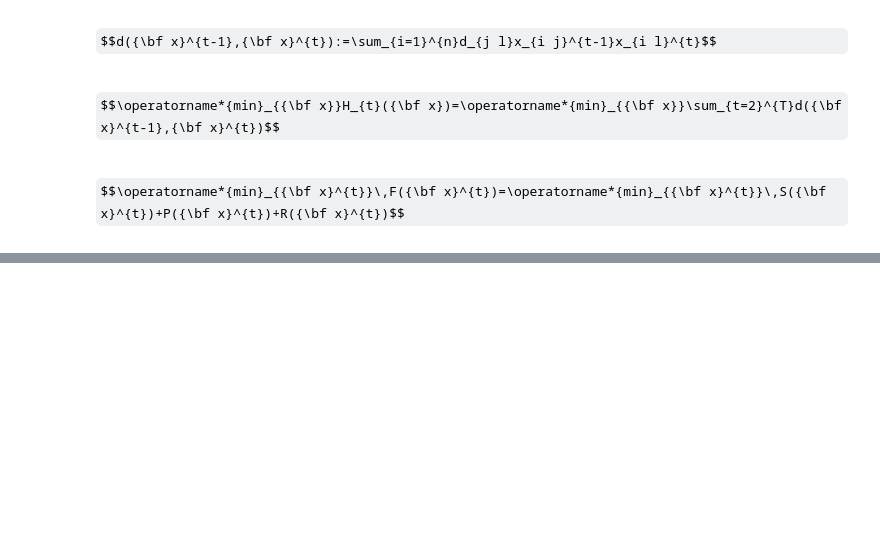
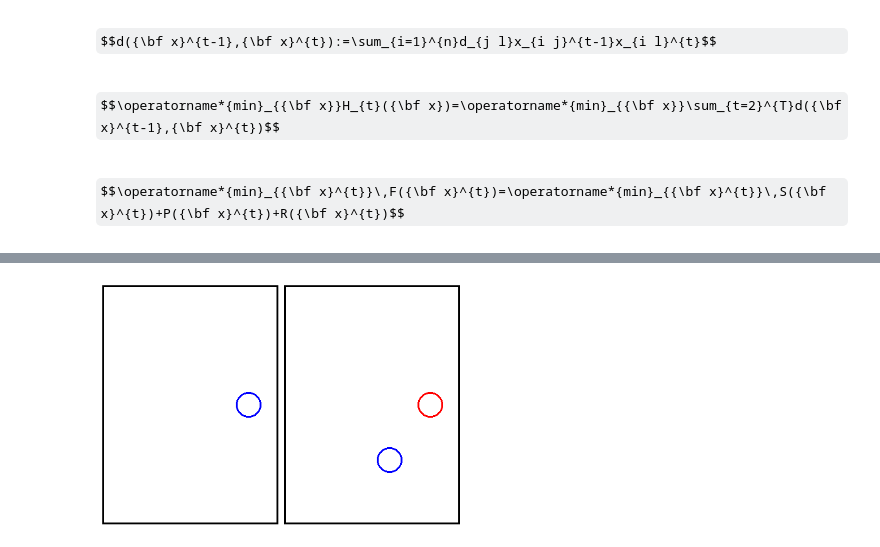
Before and after one commit to gamberoillecito/Mapping-quantum-circuits-to-modular-architectures-with-QUBO, a Jupyter notebook: project.ipynb, the cells around one changed output, grey strips where cells are left out. Saved outputs shown, nothing was run; the diff lists cells and outputs as text; code cells hidden in the pictures; some formulas as TeX source; blank space fills up the shorter version.

```diff
--- a/project.ipynb
+++ b/project.ipynb
@@ -101,8 +105,8 @@ We can iterate over the gates in a circuit in this way
 
 The problem is that the informations are not easy to use (see below)
 # %%
-for i in qc2.data:
-    print(i)
+for node_index in qc2.data:
+    print(node_index)
 # %% [output]
 CircuitInstruction(operation=Instruction(name='cx', num_qubits=2, num_clbits=0, params=[]), qubits=(Qubit(QuantumRegister(5, 'q'), 0), Qubit(QuantumRegister(5, 'q'), 2)), clbits=())
 CircuitInstruction(operation=Instruction(name='cx', num_qubits=2, num_clbits=0, params=[]), qubits=(Qubit(QuantumRegister(5, 'q'), 1), Qubit(QuantumRegister(5, 'q'), 3)), clbits=())
@@ -257,8 +261,8 @@ def slice_circuit(qc, num_qubits) -> list[TimeSlice]:
     return slices
 # %%
 list_of_slices = slice_circuit(qc2, 5)
-for i in list_of_slices:
-    print(i)
+for node_index in list_of_slices:
+    print(node_index)
 # %% [output]
 (TimeSlice0, gates: [(Gate: name: cx, qubits: [0, 2]), (Gate: name: cx, qubits: [1, 3])], edges: [(0, 2), (1, 3)])
 (TimeSlice1, gates: [(Gate: name: cx, qubits: [0, 1]), (Gate: name: cx, qubits: [3, 4])], edges: [(0, 1), (3, 4)])
@@ -611,0 +679,68 @@ print(solution_graphs)
+# %%
+from PIL import Image, ImageDraw
+import math
+image_width, image_height = 1200, 400
+image = Image.new('RGB', (image_width, image_height), 'white')
+draw = ImageDraw.Draw(image)
+rect_width = image_width // num_slices - 20
+rect_height = image_height - 20
+all_circle_positions = []
+num_nodes = num_qubits = 5
+
+def get_rect_coords(rect_index):
+    # Coordinate del rettangolo
+    rect_x0 = 10 + rect_index * (rect_width + 10)
+    rect_y0 = 10
+    rect_x1 = rect_x0 + rect_width
+    rect_y1 = rect_y0 + rect_height
+    return rect_x0, rect_y0, rect_x1, rect_y1
+
+def draw_rect(rect_index):
+    num_rectangles = num_slices
+    rect_width = image_width // num_rectangles - 20
+    rect_height = image_height - 20
+
+    # Dimensioni dei cerchi
+    circle_radius = 20
+
+    all_circle_positions = []
+
+    rect_x0, rect_y0, rect_x1, rect_y1 = get_rect_coords(rect_index)
+
+    # Disegno del rettangolo
+    draw.rectangle([rect_x0, rect_y0, rect_x1, rect_y1], outline='black', width=3)
+
+    # Calcolo delle posizioni dei cerchi in modo circolare
+    center_x = (rect_x0 + rect_x1) / 2
+    center_y = (rect_y0 + rect_y1) / 2
+
+def draw_node(node_index, rect_index, color, circle_radius=20):
+    rect_x0, rect_y0, rect_x1, rect_y1 = get_rect_coords(rect_index)
+    # Calcolo delle posizioni dei cerchi in modo circolare
+    center_x = (rect_x0 + rect_x1) / 2
+    center_y = (rect_y0 + rect_y1) / 2
+    radius = min(rect_x1 - rect_x0, rect_y1 - rect_y0) / 3
+    circle_positions = []
+    angle = 2 * math.pi * node_index / num_nodes
+    circle_x = center_x + radius * math.cos(angle)
+    circle_y = center_y + radius * math.sin(angle)
+    circle_positions.append((circle_x, circle_y))
+
+    # Coordinate del cerchio
+    circle_x0 = circle_x - circle_radius
+    circle_y0 = circle_y - circle_radius
+    circle_x1 = circle_x + circle_radius
+    circle_y1 = circle_y + circle_radius
+
+    # Disegno del cerchio
+    draw.ellipse([circle_x0, circle_y0, circle_x1, circle_y1], outline=color, width=3)
+
+    all_circle_positions.extend(circle_positions)
+draw_rect(0)
+draw_rect(1)
+draw_node(0,0, 'blue')
+draw_node(0,1, 'red')
+draw_node(1,1, 'blue')
+image.show()
+# %% [output]
+[figure, added]
```
Also changed, not shown: parts of 6 cells of this notebook.
